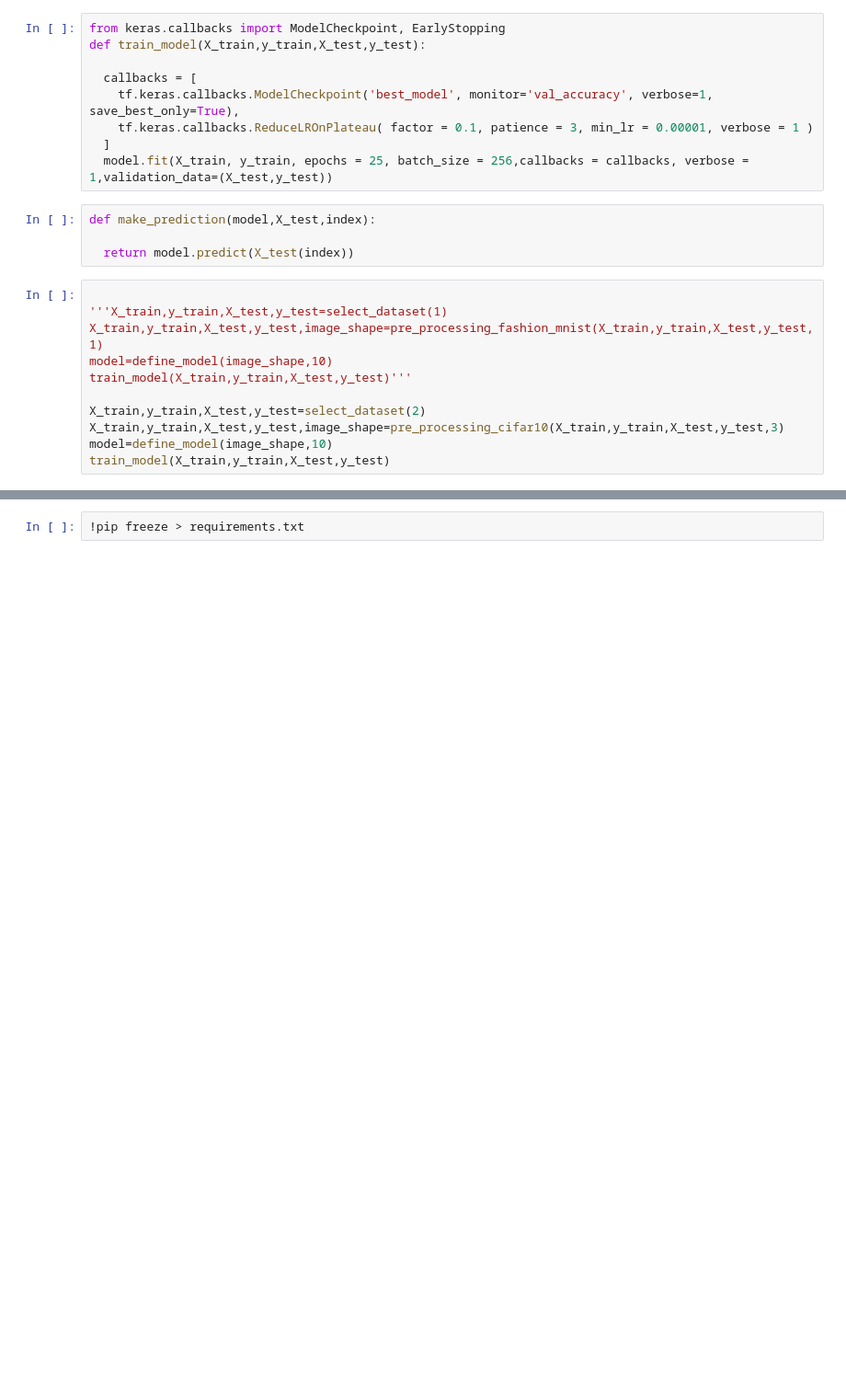
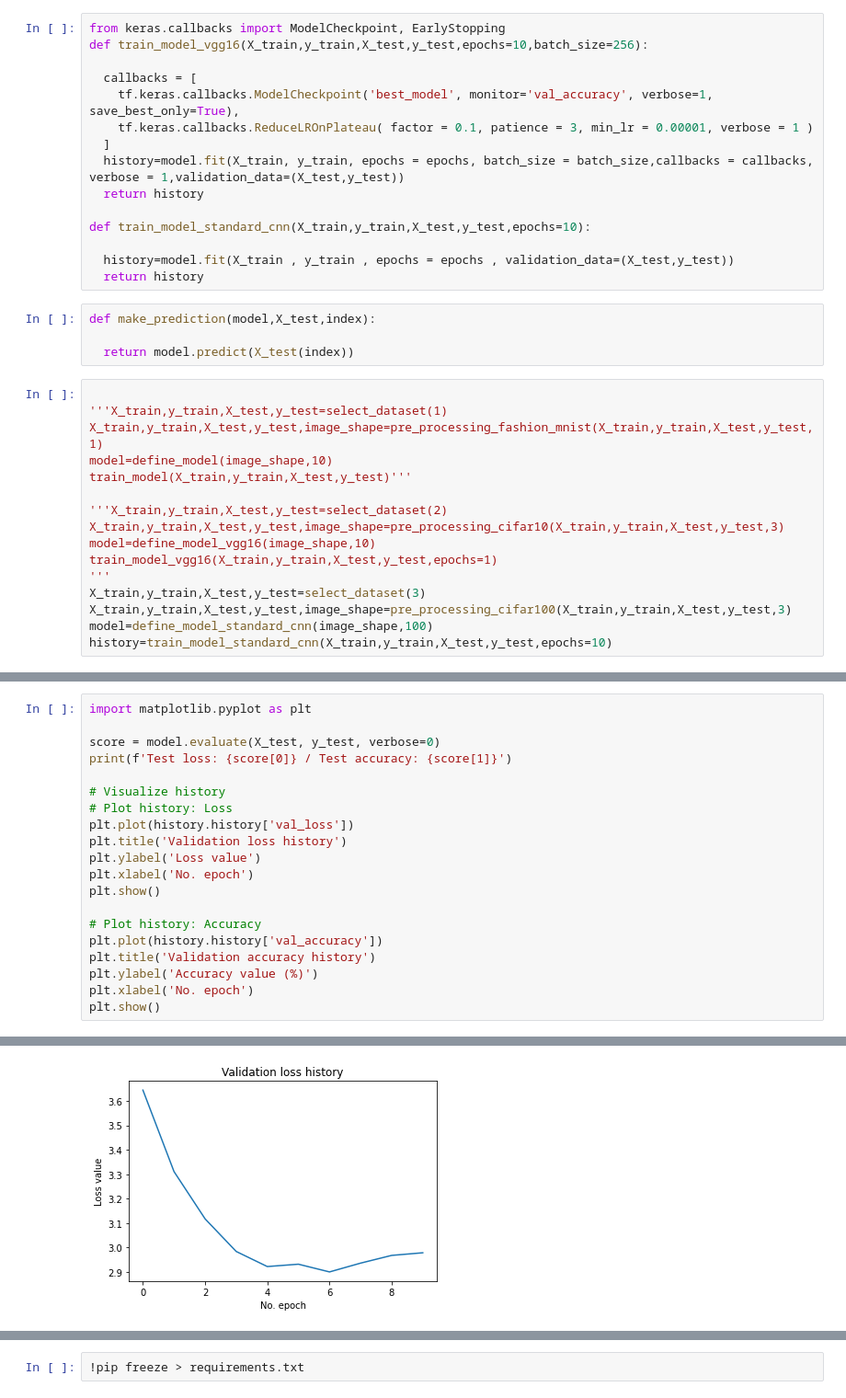
Before and after one commit to kirath2205/Final-Year-Project, a Jupyter notebook: Test_bench.ipynb, the cells around one changed output, grey strips where cells are left out. Shown at 92% size. Cells and saved outputs as stored; diff of their text form; blank space fills up the shorter version.

Commit message:
Added new custom CNN model and added cifar100 dataset

```diff
--- a/Test_bench.ipynb
+++ b/Test_bench.ipynb
@@ -84,12 +121,18 @@ def define_model(image_shape,total_classes):
 # %%
 from keras.callbacks import ModelCheckpoint, EarlyStopping
-def train_model(X_train,y_train,X_test,y_test):
+def train_model_vgg16(X_train,y_train,X_test,y_test,epochs=10,batch_size=256):
 
   callbacks = [
     tf.keras.callbacks.ModelCheckpoint('best_model', monitor='val_accuracy', verbose=1, save_best_only=True),
     tf.keras.callbacks.ReduceLROnPlateau( factor = 0.1, patience = 3, min_lr = 0.00001, verbose = 1 )
   ]
-  model.fit(X_train, y_train, epochs = 25, batch_size = 256,callbacks = callbacks, verbose = 1,validation_data=(X_test,y_test))
+  history=model.fit(X_train, y_train, epochs = epochs, batch_size = batch_size,callbacks = callbacks, verbose = 1,validation_data=(X_test,y_test))
+  return history
+
+def train_model_standard_cnn(X_train,y_train,X_test,y_test,epochs=10):
+
+  history=model.fit(X_train , y_train , epochs = epochs , validation_data=(X_test,y_test))
+  return history
 # %%
 def make_prediction(model,X_test,index):
 
@@ -101,9 +144,14 @@ X_train,y_train,X_test,y_test,image_shape=pre_processing_fashion_mnist(X_train,y
 model=define_model(image_shape,10)
 train_model(X_train,y_train,X_test,y_test)'''
 
-X_train,y_train,X_test,y_test=select_dataset(2)
+'''X_train,y_train,X_test,y_test=select_dataset(2)
 X_train,y_train,X_test,y_test,image_shape=pre_processing_cifar10(X_train,y_train,X_test,y_test,3)
-model=define_model(image_shape,10)
-train_model(X_train,y_train,X_test,y_test)
+model=define_model_vgg16(image_shape,10)
+train_model_vgg16(X_train,y_train,X_test,y_test,epochs=1)
+'''
+X_train,y_train,X_test,y_test=select_dataset(3)
+X_train,y_train,X_test,y_test,image_shape=pre_processing_cifar100(X_train,y_train,X_test,y_test,3)
+model=define_model_standard_cnn(image_shape,100)
+history=train_model_standard_cnn(X_train,y_train,X_test,y_test,epochs=10)
 # %% [output]
 (32, 32, 3)
@@ -110,0 +174,21 @@ Epoch 1/25
+# %%
+import matplotlib.pyplot as plt
+
+score = model.evaluate(X_test, y_test, verbose=0)
+print(f'Test loss: {score[0]} / Test accuracy: {score[1]}')
+
+# Visualize history
+# Plot history: Loss
+plt.plot(history.history['val_loss'])
+plt.title('Validation loss history')
+plt.ylabel('Loss value')
+plt.xlabel('No. epoch')
+plt.show()
+
+# Plot history: Accuracy
+plt.plot(history.history['val_accuracy'])
+plt.title('Validation accuracy history')
+plt.ylabel('Accuracy value (%)')
+plt.xlabel('No. epoch')
+plt.show()
+# %% [output]
@@ -110,0 +196 @@ Epoch 1/25
+[figure, added]
```
Also changed, not shown: parts of 5 cells of this notebook.
